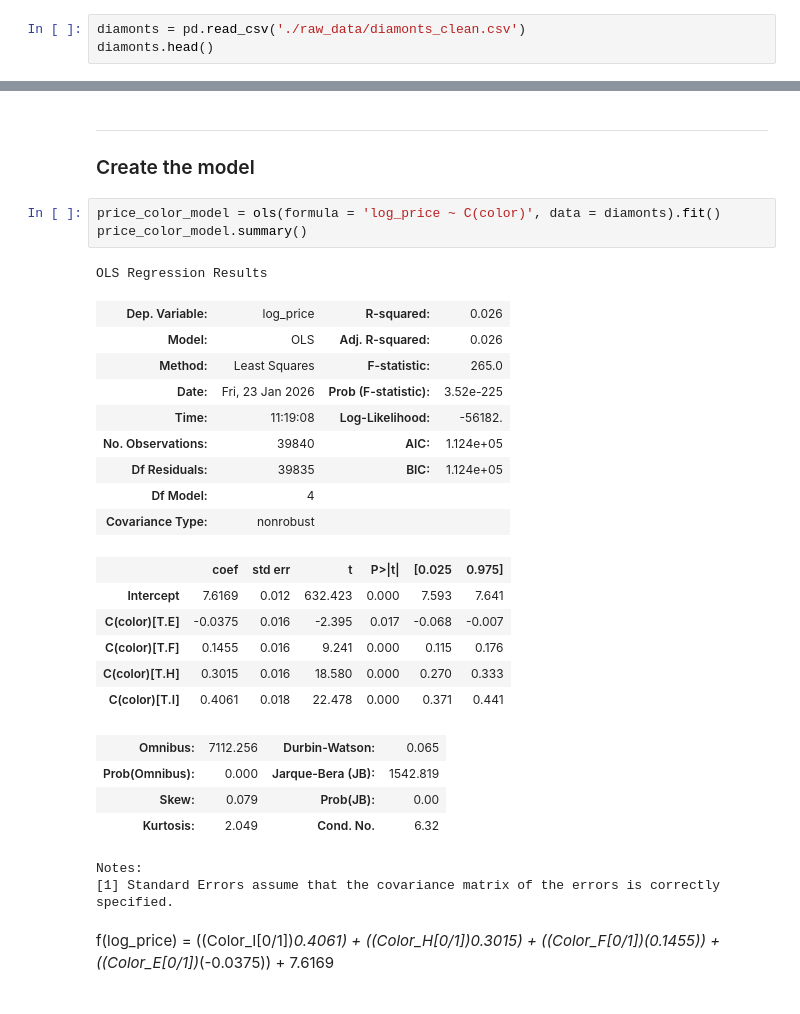
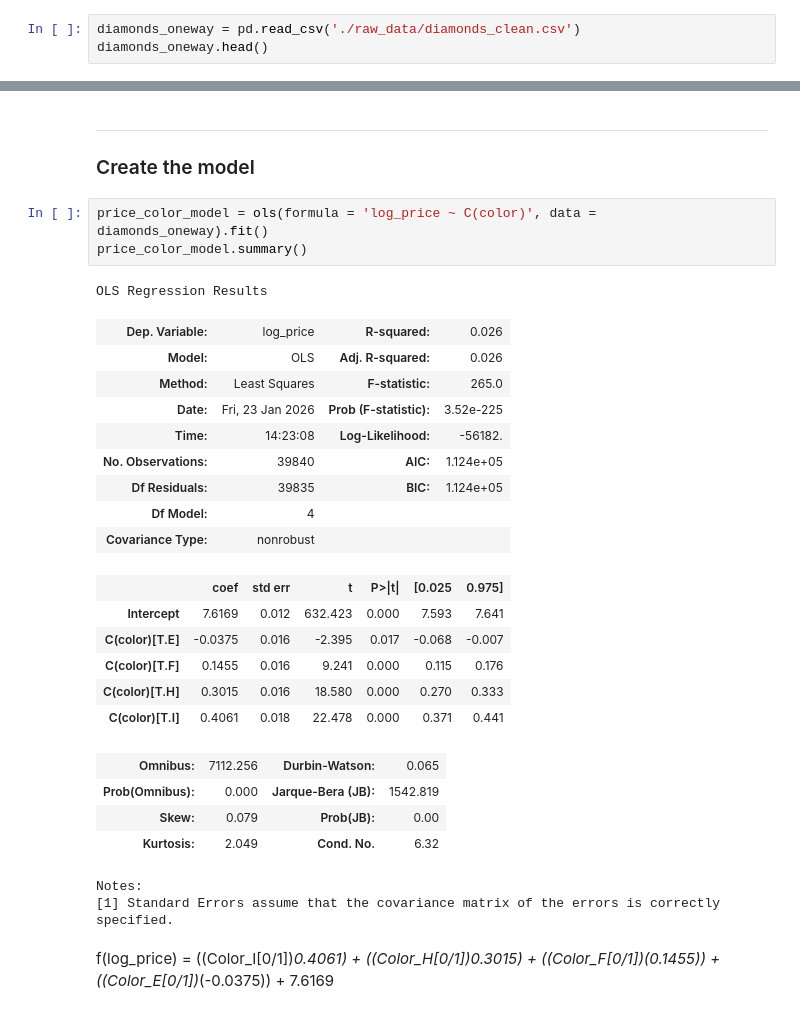
Before and after one commit to AfobCode/LearningPython, a Jupyter notebook: Regression_Analysis/ona_andtwo_way_ANOVA.ipynb, the cells around one changed output, grey strips where cells are left out. Cells and saved outputs as stored; diff of their text form.

```diff
--- a/Regression_Analysis/ona_andtwo_way_ANOVA.ipynb
+++ b/Regression_Analysis/ona_andtwo_way_ANOVA.ipynb
@@ -147,8 +147,8 @@ colorless.to_csv('./raw_data/diamonts_clean.csv',index=False,header=list(colorle
 # %% [markdown]
 ## One-way ANOVA
 # %%
-diamonts = pd.read_csv('./raw_data/diamonts_clean.csv')
-diamonts.head()
+diamonds_oneway = pd.read_csv('./raw_data/diamonds_clean.csv')
+diamonds_oneway.head()
 # %% [output]
 |  | color | price | log_price |
 | 0 | E | 326 | 5.787 |
@@ -190,15 +190,15 @@ Passing `palette` without assigning `hue` is deprecated and will be removed in v
 ***
 ### Create the model
 # %%
-price_color_model = ols(formula = 'log_price ~ C(color)', data = diamonts).fit()
+price_color_model = ols(formula = 'log_price ~ C(color)', data = diamonds_oneway).fit()
 price_color_model.summary()
 # %% [output]
 OLS Regression Results
 | Dep. Variable: | log_price | R-squared: | 0.026 |
 | Model: | OLS | Adj. R-squared: | 0.026 |
 | Method: | Least Squares | F-statistic: | 265.0 |
 | Date: | Fri, 23 Jan 2026 | Prob (F-statistic): | 3.52e-225 |
-| Time: | 11:19:08 | Log-Likelihood: | -56182. |
+| Time: | 14:23:08 | Log-Likelihood: | -56182. |
 | No. Observations: | 39840 | AIC: | 1.124e+05 |
 | Df Residuals: | 39835 | BIC: | 1.124e+05 |
 | Df Model: | 4 |  |  |
```
Also changed, not shown: parts of 31 cells of this notebook.
